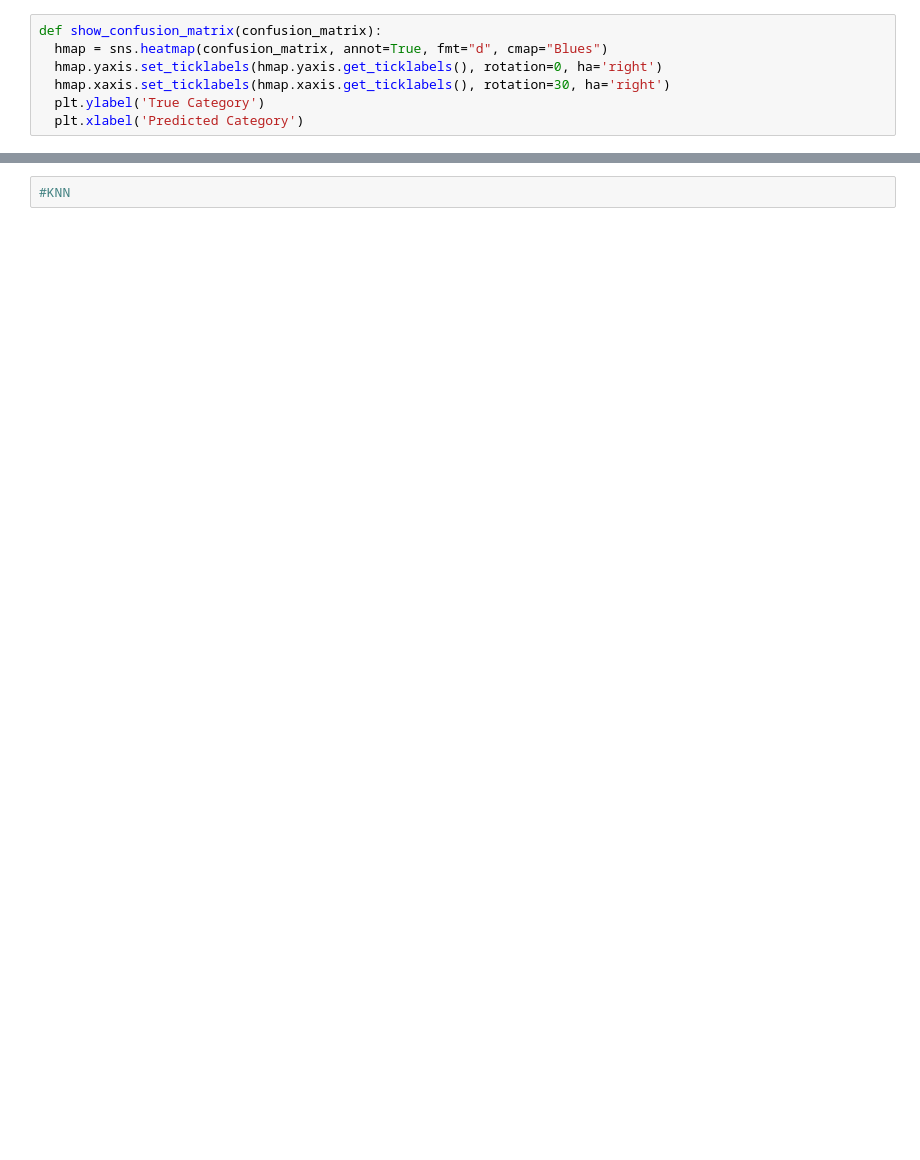
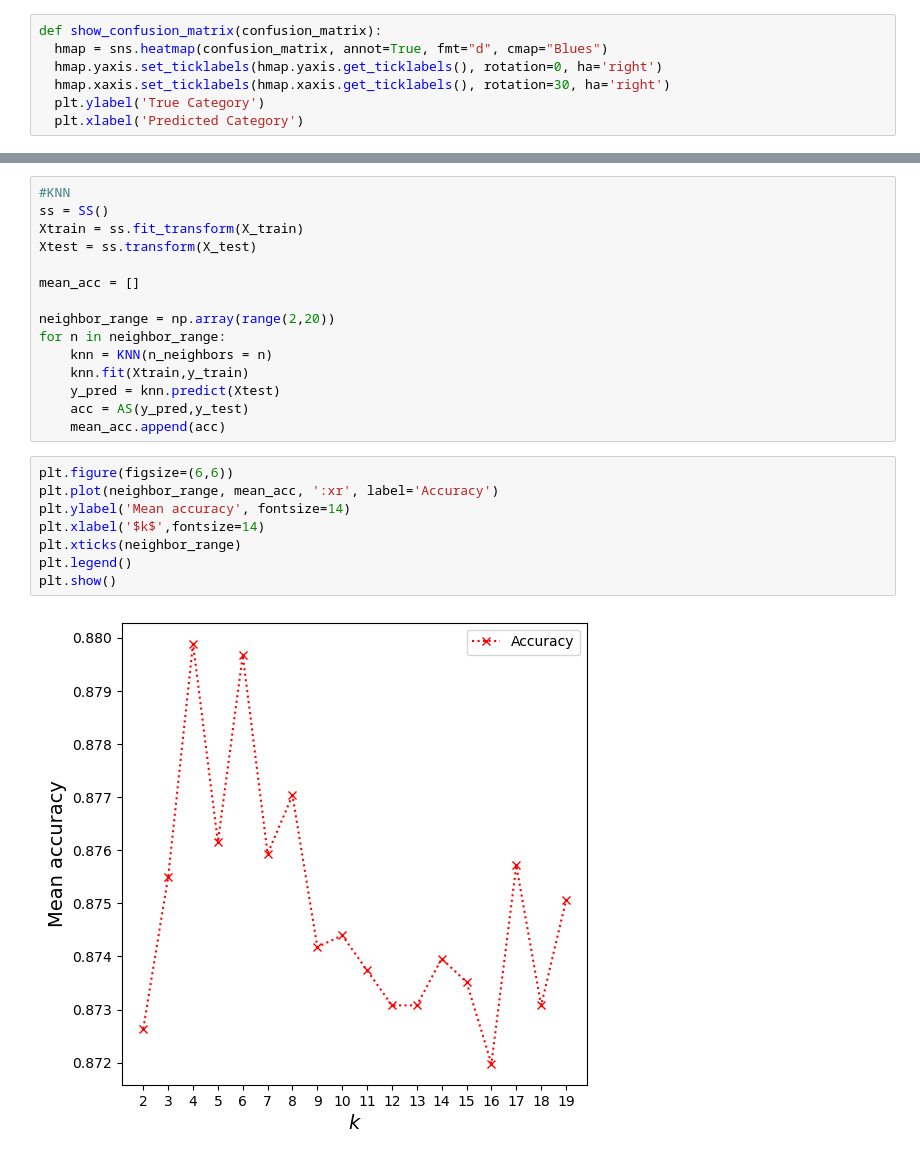
Before and after one commit to andretran42/Network_Research_Project, a Jupyter notebook: model/BasicMLModels.ipynb, the cells around one changed output, grey strips where cells are left out. Cells and saved outputs as stored; diff of their text form; blank space fills up the shorter version.

Commit message:
Add files via upload
Added kNN code and tSNE and PCA graphs

```diff
--- a/model/BasicMLModels.ipynb
+++ b/model/BasicMLModels.ipynb
@@ -250,2 +317,25 @@ plt.show()
-# %%
-#KNN
+# %%
+#KNN
+ss = SS()
+Xtrain = ss.fit_transform(X_train)
+Xtest = ss.transform(X_test)
+
+mean_acc = []
+
+neighbor_range = np.array(range(2,20))
+for n in neighbor_range:
+    knn = KNN(n_neighbors = n)
+    knn.fit(Xtrain,y_train)
+    y_pred = knn.predict(Xtest)
+    acc = AS(y_pred,y_test)
+    mean_acc.append(acc)
+# %%
+plt.figure(figsize=(6,6))
+plt.plot(neighbor_range, mean_acc, ':xr', label='Accuracy')
+plt.ylabel('Mean accuracy', fontsize=14)
+plt.xlabel('$k$',fontsize=14)
+plt.xticks(neighbor_range)
+plt.legend()
+plt.show()
+# %% [output]
+[figure, added]
```
Also changed, not shown: parts of 9 cells of this notebook.
